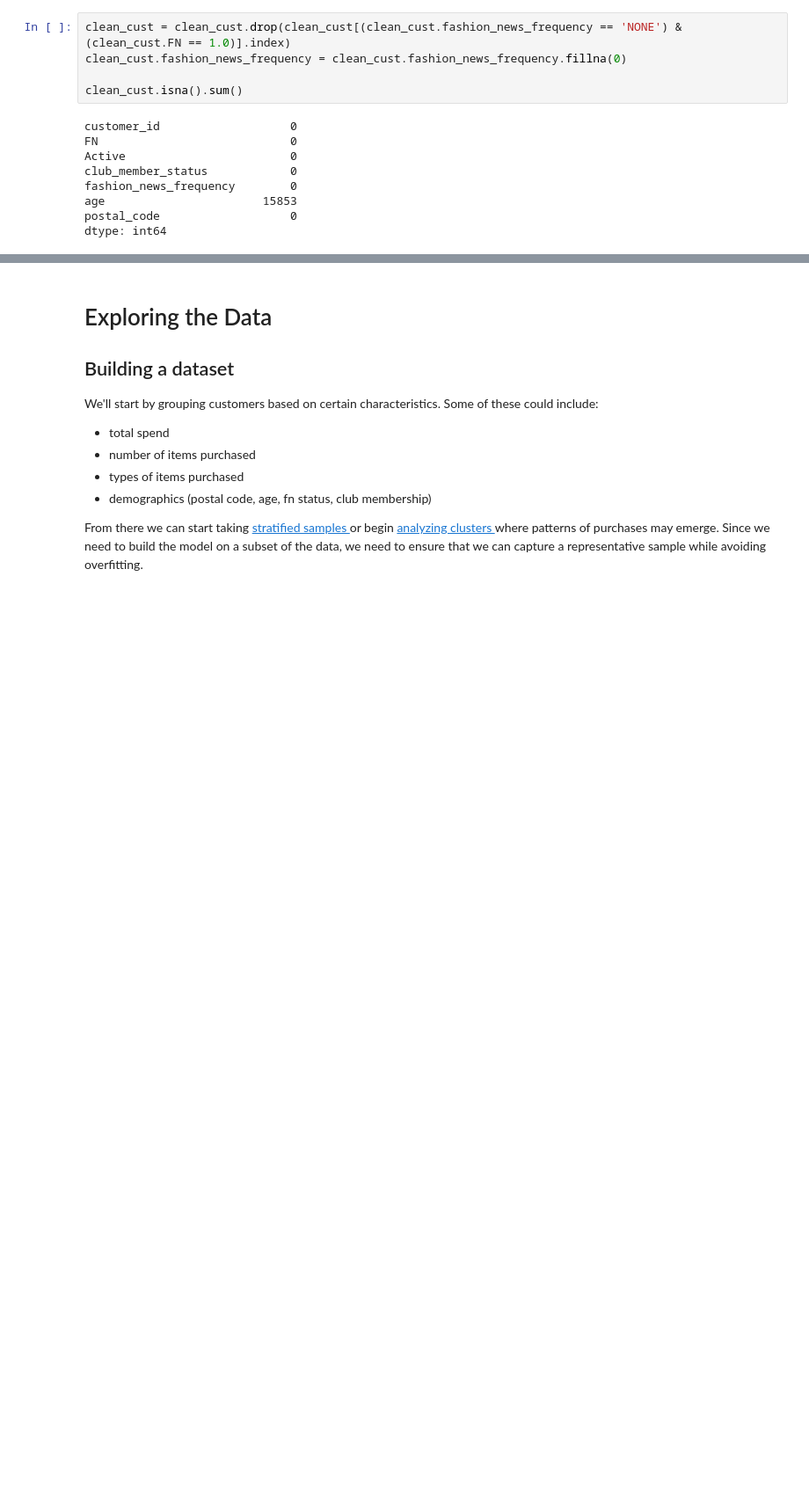
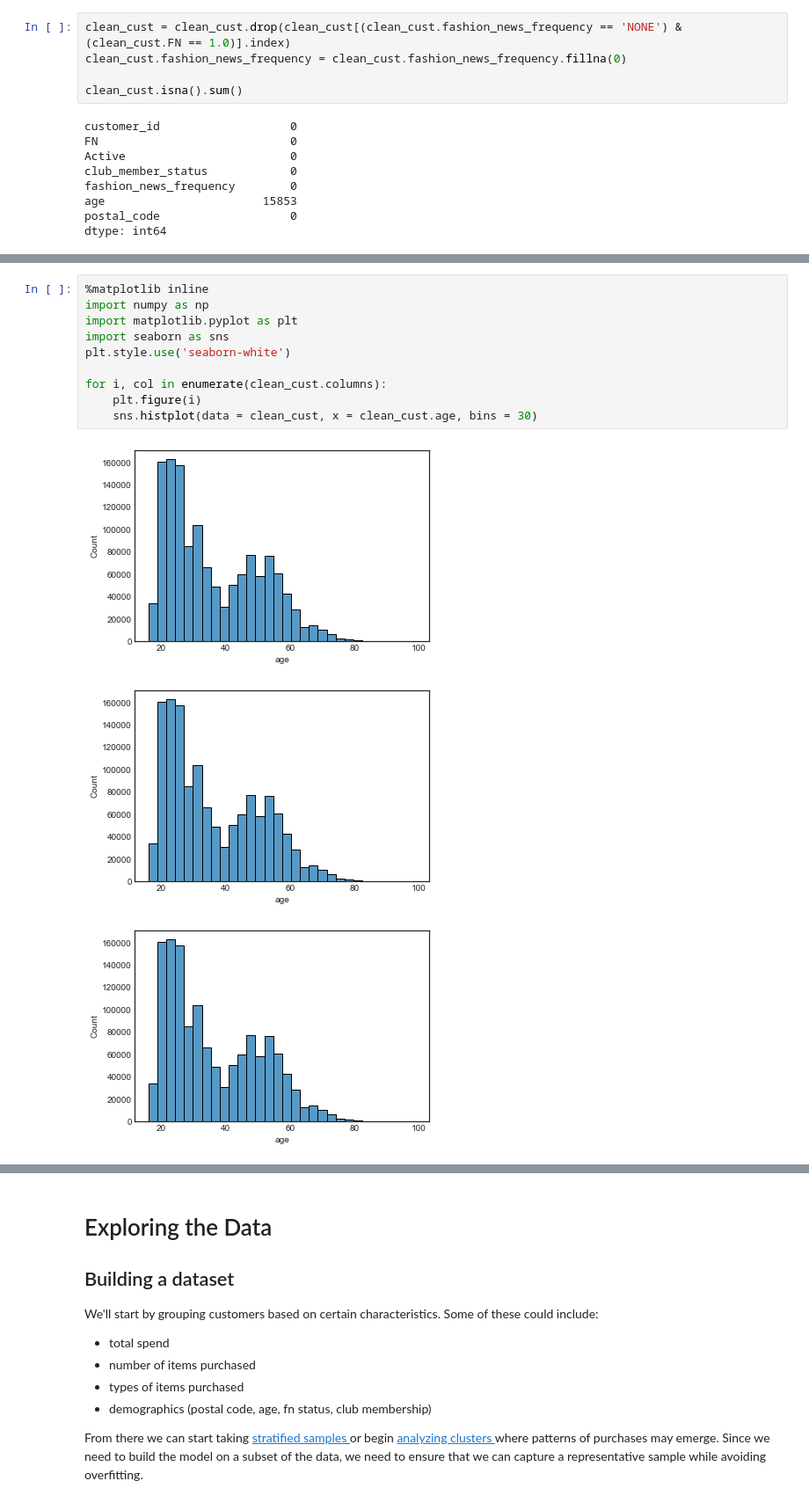
Before and after one commit to alegna12499/HM_Competition, a Jupyter notebook: hm_competition_notebook.ipynb, the cells around one changed output, grey strips where cells are left out. Shown: that part at 88% size. Saved outputs shown, nothing was run; the diff lists cells and outputs as text; blank space fills up the shorter version.

```diff
--- a/hm_competition_notebook.ipynb
+++ b/hm_competition_notebook.ipynb
@@ -115,0 +134,14 @@ dtype: int64
+# %%
+%matplotlib inline
+import numpy as np
+import matplotlib.pyplot as plt
+import seaborn as sns
+plt.style.use('seaborn-white')
+
+for i, col in enumerate(clean_cust.columns):
+    plt.figure(i)
+    sns.histplot(data = clean_cust, x = clean_cust.age, bins = 30)
+# %% [output]
+[figure, added]
+[figure, added]
+[figure, added]
```
Also changed, not shown: parts of 14 cells of this notebook.
